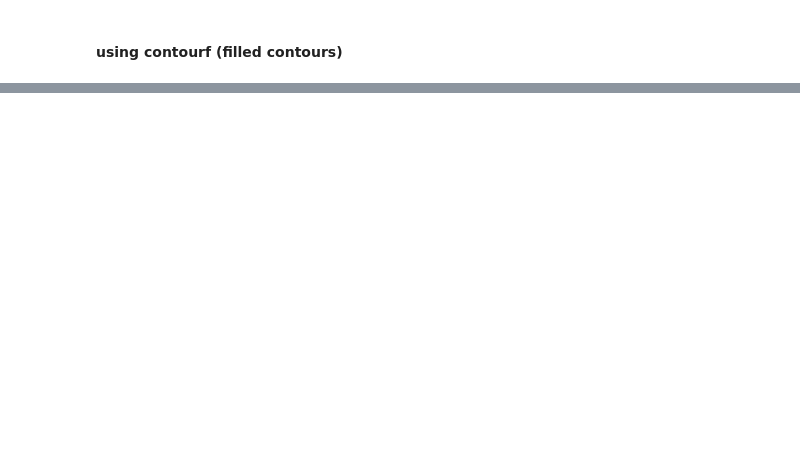
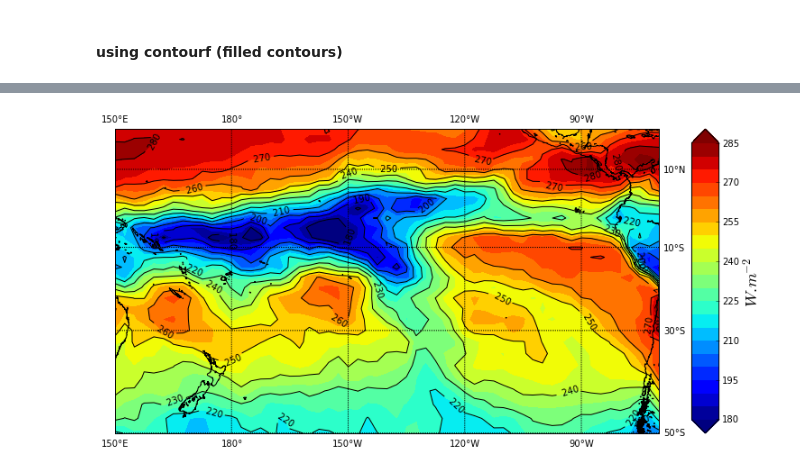
Before and after one commit to nicolasfauchereau/Python-for-data-analysis-and-visualisation, a Jupyter notebook: session_1/notebooks/Matplotlib_Basemap.ipynb, the cells around one changed output, grey strips where cells are left out. Drawn from its saved outputs; the diff is of its cells as text; code cells hidden in the pictures; blank space fills up the shorter version.

```diff
--- a/session_1/notebooks/Matplotlib_Basemap.ipynb
+++ b/session_1/notebooks/Matplotlib_Basemap.ipynb
@@ -368,0 +401,9 @@ projection_params['merc']
+# %%
+m = bm(projection='merc',\
+            llcrnrlat=llcrnrlat,\
+            urcrnrlat=urcrnrlat,\
+            llcrnrlon=llcrnrlon,\
+            urcrnrlon=urcrnrlon,\
+            lat_ts=lat_ts,\
+            resolution='i', \
+            area_thresh=100)
@@ -485,0 +525,32 @@ plt.show()
+# %%
+from mpl_toolkits.basemap import Basemap
+
+f, ax = plt.subplots(figsize=(12,8))
+
+m.ax = ax
+
+im = m.contourf(mlon, mlat, olr, np.arange(180, 290, 5), latlon=True, extend='both')
+
+cs = m.contour(mlon, mlat, olr, np.arange(180, 290, 10), latlon=True, colors='k')
+
+plt.clabel(cs, colors='k', fmt="%4i")
+
+# Choosing another colormap (see http://matplotlib.org/users/colormaps.html) is easy:
+# im = m.contourf(mlon, mlat, olr, np.arange(180, 290, 5), latlon=True, cmap=plt.get_cmap('cubehelix_r'))
+
+m.drawcoastlines()
+
+parallels = np.arange(llcrnrlat, urcrnrlat, 20)
+
+m.drawparallels(parallels, labels=[False,True,False,False]) # left, right, top, bottom
+
+meridians = np.arange(llcrnrlon, urcrnrlon, 30)
+
+m.drawmeridians(meridians,  labels=[False,False,True,True]) # left, right, top, bottom
+
+cb = m.colorbar(im, pad='6%')
+cb.set_label(r'$W.m^{-2}$', fontsize=18)
+
+plt.show()
+# %% [output]
+[figure, added]
```
Also changed, not shown: parts of 42 cells of this notebook, 18 other files.
